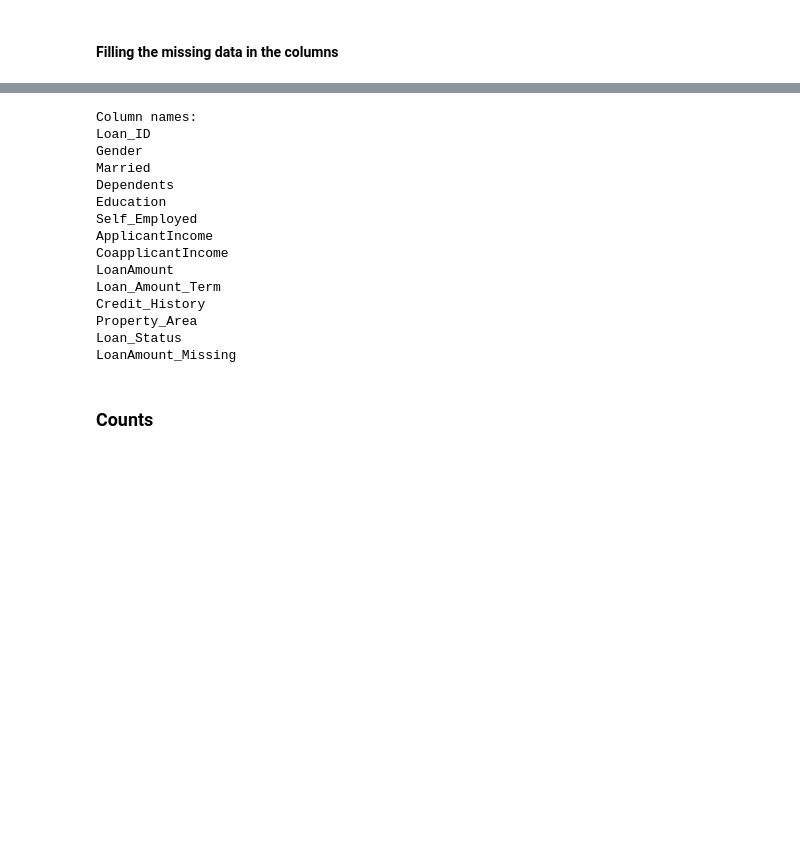
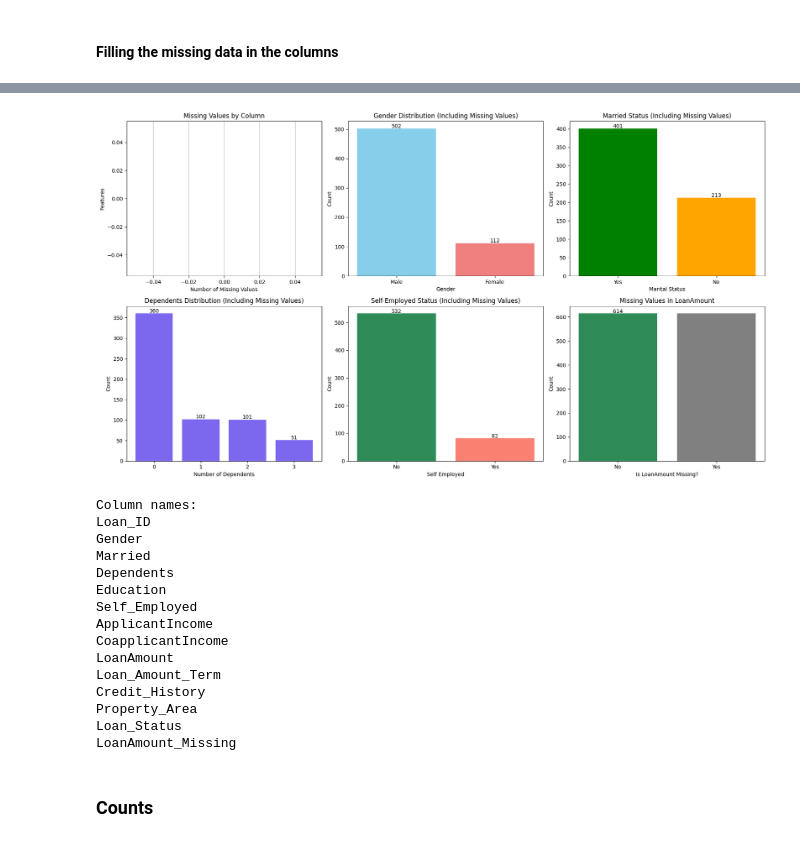
Before and after one commit to murad-02/Loan-Approval-Prediction, a Jupyter notebook: NotebookFile/LoanApprovalPrediction.ipynb, the cells around one changed output, grey strips where cells are left out. Saved outputs shown, nothing was run; the diff lists cells and outputs as text; code cells hidden in the pictures; blank space fills up the shorter version.

```diff
--- a/NotebookFile/LoanApprovalPrediction.ipynb
+++ b/NotebookFile/LoanApprovalPrediction.ipynb
@@ -332,2 +151,0 @@ plt.show()
-# %%
-train_data['Self_Employed'].fillna(train_data['Self_Employed'].mode()[0], inplace=True)
@@ -480,3 +215,72 @@ dtype: int64
+# %%
+# --- Show all missing data diagrams in one cell ---
+import matplotlib.pyplot as plt
+import seaborn as sns
+
+fig, axes = plt.subplots(2, 3, figsize=(18, 10))
+axes = axes.flatten()
+
+# 1. Bar chart: Missing values by column
+missing = train_data.isnull().sum()
+missing = missing[missing > 0].sort_values()
+axes[0].barh(missing.index, missing.values, color='coral')
+axes[0].set_title("Missing Values by Column")
+axes[0].set_xlabel("Number of Missing Values")
+axes[0].set_ylabel("Features")
+axes[0].grid(axis='x')
+
+# 2. Gender distribution (including missing, before handling)
+gender_counts = train_data['Gender'].fillna('Missing').value_counts()
+axes[1].bar(gender_counts.index, gender_counts.values, color=['skyblue', 'lightcoral', 'gray'])
+axes[1].set_title("Gender Distribution (Including Missing Values)")
+axes[1].set_xlabel("Gender")
+axes[1].set_ylabel("Count")
+for i, v in enumerate(gender_counts.values):
+    axes[1].text(i, v + 2, str(int(v)), ha='center')
+
+# 3. Married status (including missing, before handling)
+married_status = train_data['Married'].fillna('Missing')
+married_counts = married_status.value_counts()
+axes[2].bar(married_counts.index, married_counts.values, color=['green', 'orange', 'gray'])
+axes[2].set_title("Married Status (Including Missing Values)")
+axes[2].set_xlabel("Marital Status")
+axes[2].set_ylabel("Count")
+for i, v in enumerate(married_counts.values):
+    axes[2].text(i, v + 2, str(int(v)), ha='center')
+
+# 4. Dependents distribution (including missing, before handling)
+dependents_data = train_data['Dependents'].fillna('Missing')
+dependents_counts = dependents_data.value_counts()
+axes[3].bar(dependents_counts.index.astype(str), dependents_counts.values, color='mediumslateblue')
+axes[3].set_title("Dependents Distribution (Including Missing Values)")
+axes[3].set_xlabel("Number of Dependents")
+axes[3].set_ylabel("Count")
+for i, v in enumerate(dependents_counts.values):
+    axes[3].text(i, v + 2, str(int(v)), ha='center')
+
+# 5. Self_Employed status (including missing, before handling)
+self_employed_data = train_data['Self_Employed'].fillna('Missing')
+self_employed_counts = self_employed_data.value_counts()
+axes[4].bar(self_employed_counts.index, self_employed_counts.values, color=['seagreen', 'salmon', 'gray'])
+axes[4].set_title("Self-Employed Status (Including Missing Values)")
+axes[4].set_xlabel("Self Employed")
+axes[4].set_ylabel("Count")
+for i, v in enumerate(self_employed_counts.values):
+    axes[4].text(i, v + 2, str(int(v)), ha='center')
+
+# 6. LoanAmount missing values
+train_data['LoanAmount_Missing'] = train_data['LoanAmount'].isnull()
+axes[5].bar(['No', 'Yes'], train_data['LoanAmount_Missing'].value_counts().sort_index().values, color=['seagreen', 'gray'])
+axes[5].set_title("Missing Values in LoanAmount")
+axes[5].set_xlabel("Is LoanAmount Missing?")
+axes[5].set_ylabel("Count")
+for i, v in enumerate(train_data['LoanAmount_Missing'].value_counts().sort_index().values):
+    axes[5].text(i, v + 2, str(int(v)), ha='center')
+
+plt.tight_layout()
+plt.show()
+# %% [output]
+[figure, added]
 # %%
 print("\nColumn names: ")
 for column in train_data.columns:
```
Also changed, not shown: parts of 63 cells of this notebook, 3 other files.
